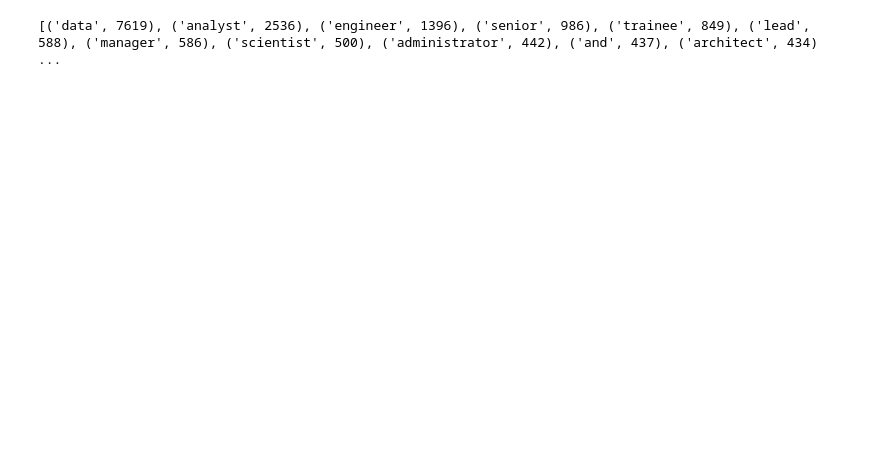
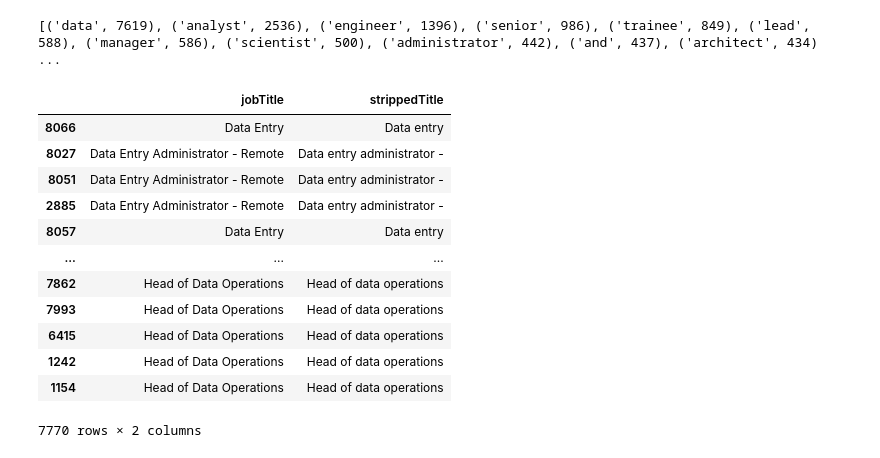
Before and after one commit to mygitbob/feb24_project_job-market, a Jupyter notebook: src/reed mdb pull and transforml.ipynb, the cells around one changed output. Drawn from its saved outputs; the diff is of its cells as text; code cells hidden in the pictures; blank space fills up the shorter version.

```diff
--- a/src/reed mdb pull and transforml.ipynb
+++ b/src/reed mdb pull and transforml.ipynb
@@ -595,3 +539,19 @@ token_counts = Counter(all_tokens)
 print(token_counts.most_common())
 # %% [output]
 [('data', 7619), ('analyst', 2536), ('engineer', 1396), ('senior', 986), ('trainee', 849), ('lead', 588), ('manager', 586), ('scientist', 500), ('administrator', 442), ('and', 437), ('architect', 434) ...
+# %%
+df_reed_salary_tr[['jobTitle', 'strippedTitle']]
+# %% [output]
+|  | jobTitle | strippedTitle |
+| 8066 | Data Entry | Data entry |
+| 8027 | Data Entry Administrator - Remote | Data entry administrator - |
+| 8051 | Data Entry Administrator - Remote | Data entry administrator - |
+| 2885 | Data Entry Administrator - Remote | Data entry administrator - |
+| 8057 | Data Entry | Data entry |
+| ... | ... | ... |
+| 7862 | Head of Data Operations | Head of data operations |
+| 7993 | Head of Data Operations | Head of data operations |
+| 6415 | Head of Data Operations | Head of data operations |
+| 1242 | Head of Data Operations | Head of data operations |
+| 1154 | Head of Data Operations | Head of data operations |
+7770 rows × 2 columns
```
Also changed, not shown: parts of 22 cells of this notebook, 2 other files.
